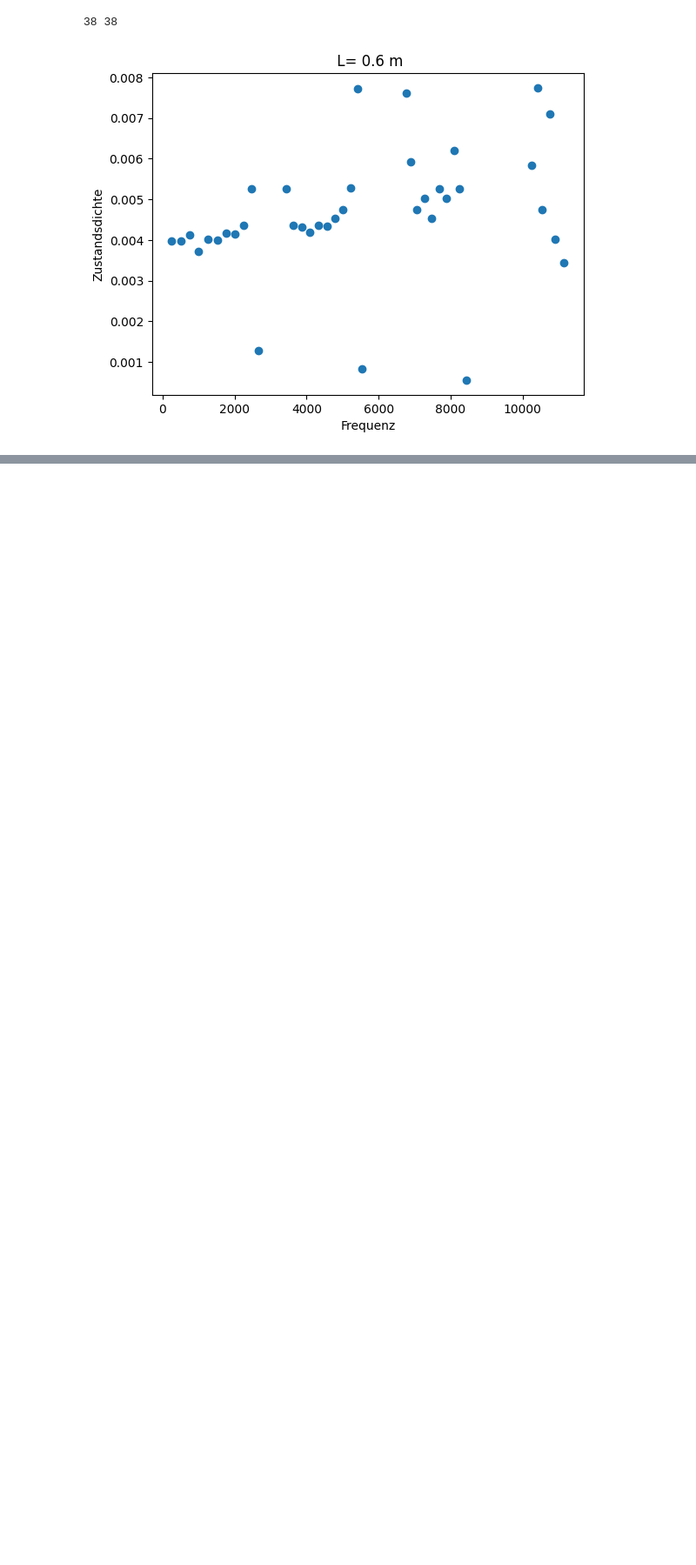
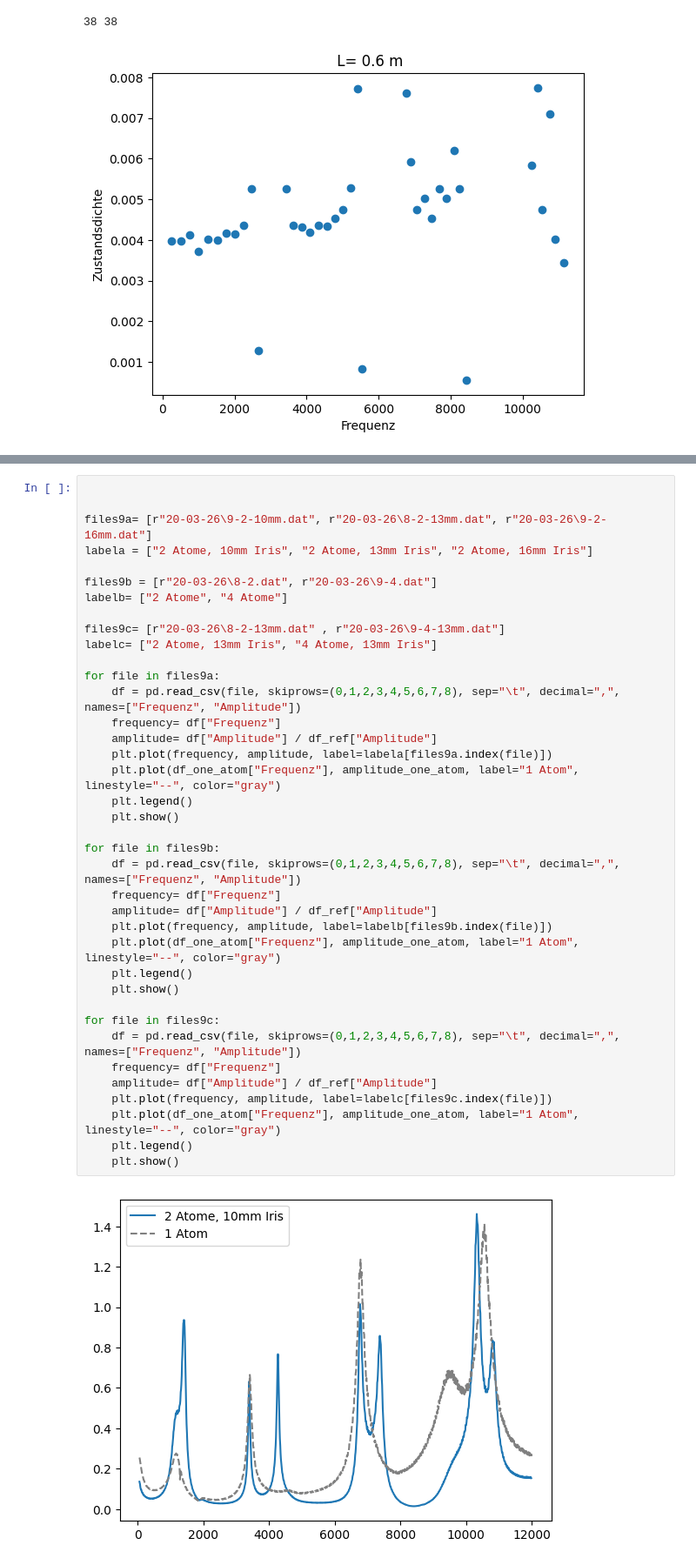
Before and after one commit to celina-coder-beep/F-Praktikum, a Jupyter notebook: 511-Quantenanalogien/Auswertung511.ipynb, the cells around one changed output, grey strips where cells are left out. Shown at 87% size. Cells and saved outputs as stored; diff of their text form; blank space fills up the shorter version.

```diff
--- a/511-Quantenanalogien/Auswertung511.ipynb
+++ b/511-Quantenanalogien/Auswertung511.ipynb
@@ -439,0 +466,40 @@ for j in range(len(peaks4_all_raw)):
+# %%
+
+
+files9a= [r"20-03-26\9-2-10mm.dat", r"20-03-26\8-2-13mm.dat", r"20-03-26\9-2-16mm.dat"]
+labela = ["2 Atome, 10mm Iris", "2 Atome, 13mm Iris", "2 Atome, 16mm Iris"]
+
+files9b = [r"20-03-26\8-2.dat", r"20-03-26\9-4.dat"]
+labelb= ["2 Atome", "4 Atome"]
+
+files9c= [r"20-03-26\8-2-13mm.dat" , r"20-03-26\9-4-13mm.dat"]
+labelc= ["2 Atome, 13mm Iris", "4 Atome, 13mm Iris"]
+
+for file in files9a:
+    df = pd.read_csv(file, skiprows=(0,1,2,3,4,5,6,7,8), sep="\t", decimal=",", names=["Frequenz", "Amplitude"])
+    frequency= df["Frequenz"]
+    amplitude= df["Amplitude"] / df_ref["Amplitude"]
+    plt.plot(frequency, amplitude, label=labela[files9a.index(file)])
+    plt.plot(df_one_atom["Frequenz"], amplitude_one_atom, label="1 Atom", linestyle="--", color="gray")
+    plt.legend()
+    plt.show()
+
+for file in files9b:
+    df = pd.read_csv(file, skiprows=(0,1,2,3,4,5,6,7,8), sep="\t", decimal=",", names=["Frequenz", "Amplitude"])
+    frequency= df["Frequenz"]
+    amplitude= df["Amplitude"] / df_ref["Amplitude"]
+    plt.plot(frequency, amplitude, label=labelb[files9b.index(file)])
+    plt.plot(df_one_atom["Frequenz"], amplitude_one_atom, label="1 Atom", linestyle="--", color="gray")
+    plt.legend()
+    plt.show()
+
+for file in files9c:
+    df = pd.read_csv(file, skiprows=(0,1,2,3,4,5,6,7,8), sep="\t", decimal=",", names=["Frequenz", "Amplitude"])
+    frequency= df["Frequenz"]
+    amplitude= df["Amplitude"] / df_ref["Amplitude"]
+    plt.plot(frequency, amplitude, label=labelc[files9c.index(file)])
+    plt.plot(df_one_atom["Frequenz"], amplitude_one_atom, label="1 Atom", linestyle="--", color="gray")
+    plt.legend()
+    plt.show()
+# %% [output]
+[figure, added]
```
Also changed, not shown: parts of 8 cells of this notebook.
